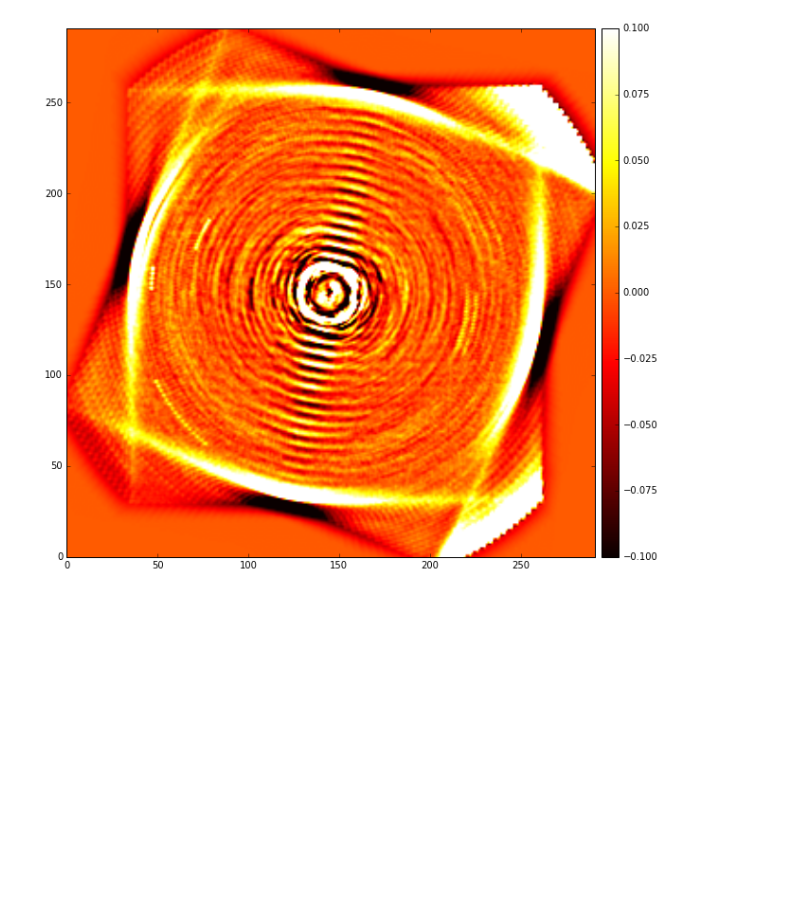
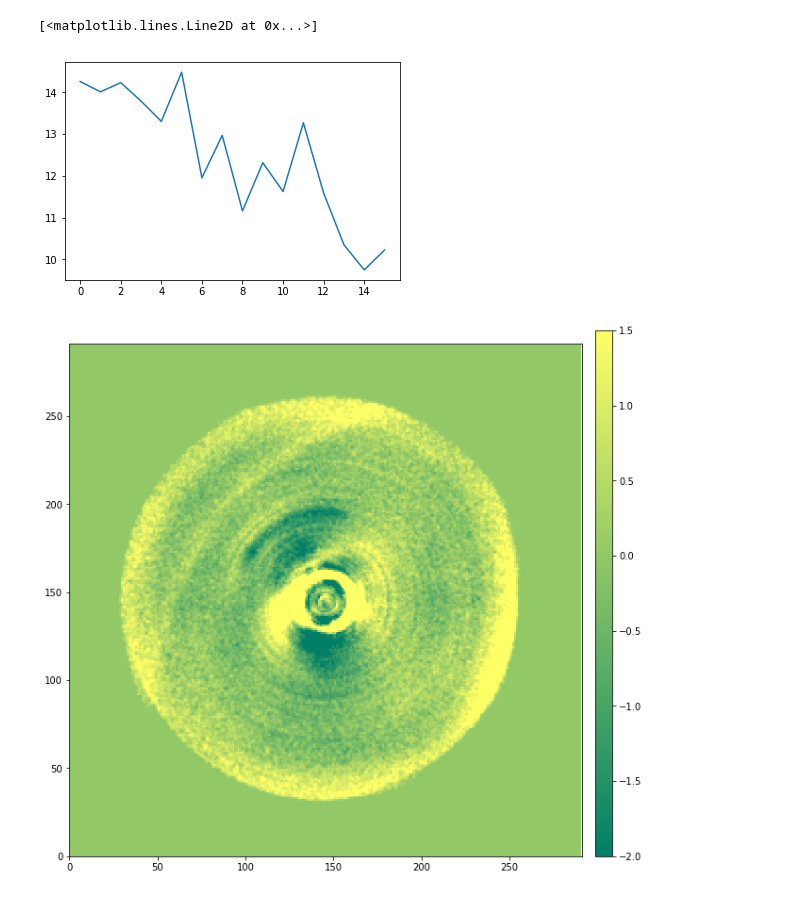
Before and after one commit to ardjansturm/Documenten-Git, a Jupyter notebook: reducing.ipynb, the cells around one changed output. Cells and saved outputs as stored; diff of their text form; code cells hidden in the pictures; blank space fills up the shorter version.

```diff
--- a/reducing.ipynb
+++ b/reducing.ipynb
@@ -374,2 +388,0 @@ ADI
-# %%
-sdinoncor,norm = SDI('8-5new/reduced',noncorodata_sh,20,38,coro = False)
@@ -411,4 +389,5 @@ start with file No. 15
-# %%
-singleplot(np.mean(sdi_outcoro[:,:,:,:],axis = (0,1)),cutmax = 291,vmin = -0.1,vmax = 0.1,color = 'hot')
-# %% [output]
-[figure, removed]
+# %%
+plt.plot(norm)
+# %% [output]
+[<matplotlib.lines.Line2D at 0x...>]
+[figure, added]
@@ -414,0 +396,5 @@ singleplot(np.mean(sdi_outcoro[:,:,:,:],axis = (0,1)),cutmax = 291,vmin = -0.1,v
+# %%
+RXJ_SDI_data = RXJ_SDI[0]
+singleplot(np.median(RXJ_SDI_data,axis = (0,1)),name = 'RXJ_SDIall',save = False,vmin = -2,vmax = 1.5, color = 'summer')
+# %% [output]
+[figure, added]
```
Also changed, not shown: parts of 23 cells of this notebook.
